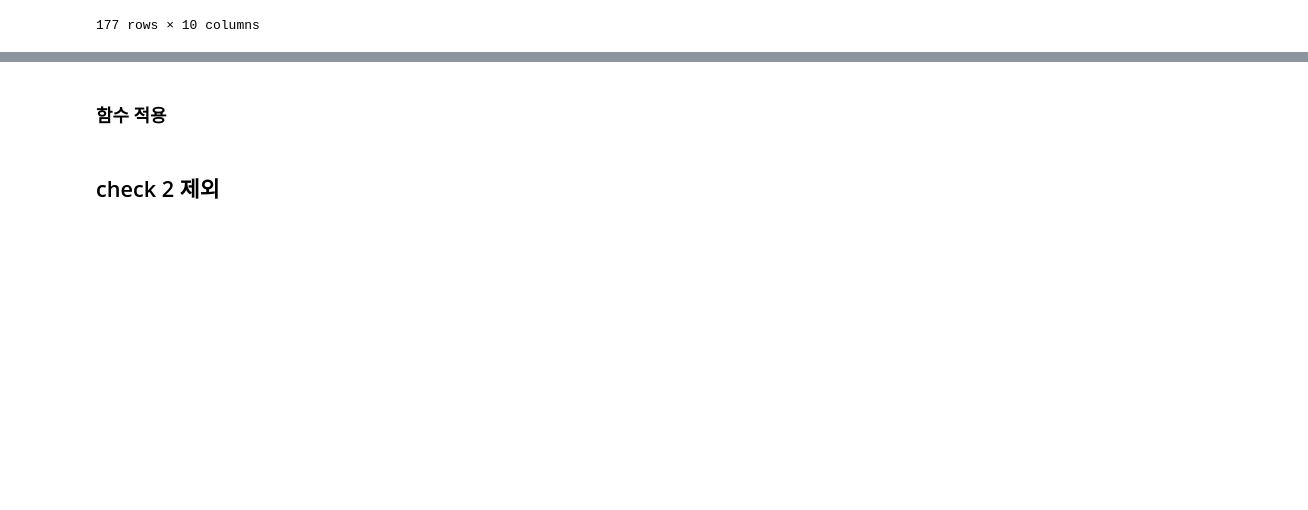
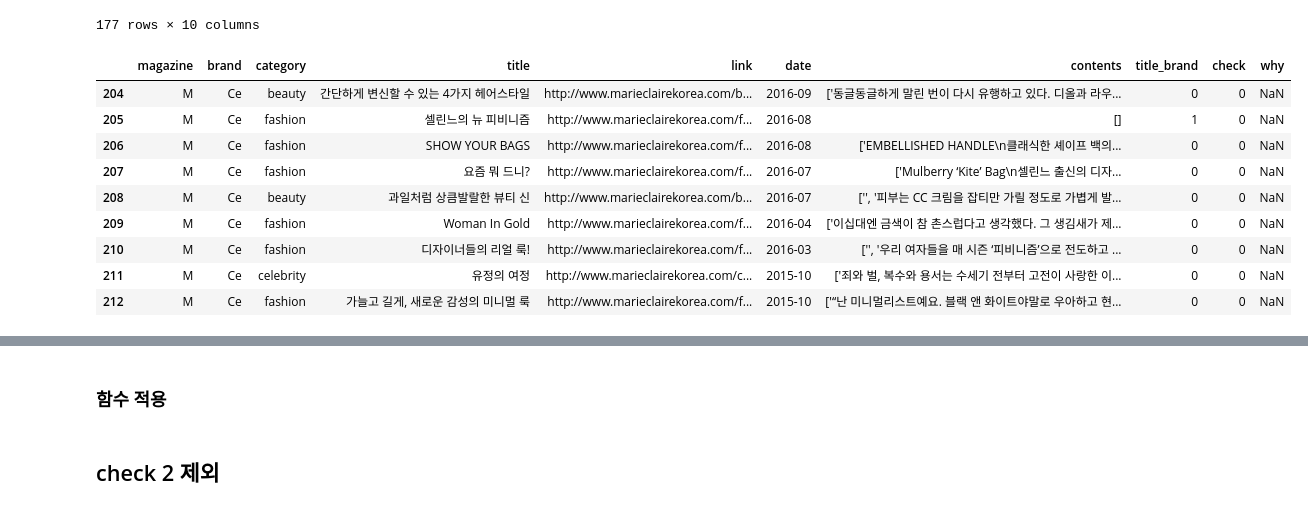
Before and after one commit to sujin29/blande, a Jupyter notebook: Textmining_Celine_1127.ipynb, the cells around one changed output, grey strips where cells are left out. Saved outputs shown, nothing was run; the diff lists cells and outputs as text; code cells hidden in the pictures; blank space fills up the shorter version.

```diff
--- a/Textmining_Celine_1127.ipynb
+++ b/Textmining_Celine_1127.ipynb
@@ -186,5 +219,18 @@ fn_ce.sort_values(by='date', ascending = False)
 m_ce.sort_values(by='date', ascending = False, inplace = True)
 # %%
 m_ce.reset_index(drop=True, inplace = True)
+# %%
+m_ce.tail(9)
+# %% [output]
+|  | magazine | brand | category | title | link | date | contents | title_brand | check | why |
+| 204 | M | Ce | beauty | 간단하게 변신할 수 있는 4가지 헤어스타일 | http://www.marieclairekorea.com/b... | 2016-09 | ['동글동글하게 말린 번이 다시 유행하고 있다. 디올과 라우... | 0 | 0 | NaN |
+| 205 | M | Ce | fashion | 셀린느의 뉴 피비니즘 | http://www.marieclairekorea.com/f... | 2016-08 | [] | 1 | 0 | NaN |
+| 206 | M | Ce | fashion | SHOW YOUR BAGS | http://www.marieclairekorea.com/f... | 2016-08 | ['EMBELLISHED HANDLE\n클래식한 셰이프 백의... | 0 | 0 | NaN |
+| 207 | M | Ce | fashion | 요즘 뭐 드니? | http://www.marieclairekorea.com/f... | 2016-07 | ['Mulberry ‘Kite’ Bag\n셀린느 출신의 디자... | 0 | 0 | NaN |
+| 208 | M | Ce | beauty | 과일처럼 상큼발랄한 뷰티 신 | http://www.marieclairekorea.com/b... | 2016-07 | ['', '피부는 CC 크림을 잡티만 가릴 정도로 가볍게 발... | 0 | 0 | NaN |
+| 209 | M | Ce | fashion | Woman In Gold | http://www.marieclairekorea.com/f... | 2016-04 | ['이십대엔 금색이 참 촌스럽다고 생각했다. 그 생김새가 제... | 0 | 0 | NaN |
+| 210 | M | Ce | fashion | 디자이너들의 리얼 룩! | http://www.marieclairekorea.com/f... | 2016-03 | ['', '우리 여자들을 매 시즌 ‘피비니즘’으로 전도하고 ... | 0 | 0 | NaN |
+| 211 | M | Ce | celebrity | 유정의 여정 | http://www.marieclairekorea.com/c... | 2015-10 | ['죄와 벌, 복수와 용서는 수세기 전부터 고전이 사랑한 이... | 0 | 0 | NaN |
+| 212 | M | Ce | fashion | 가늘고 길게, 새로운 감성의 미니멀 룩 | http://www.marieclairekorea.com/f... | 2015-10 | ['“난 미니멀리스트예요. 블랙 앤 화이트야말로 우아하고 현... | 0 | 0 | NaN |
 # %%
 m_ce = m_ce.loc[:204]
```
Also changed, not shown: parts of 14 cells of this notebook, 10 other files.
